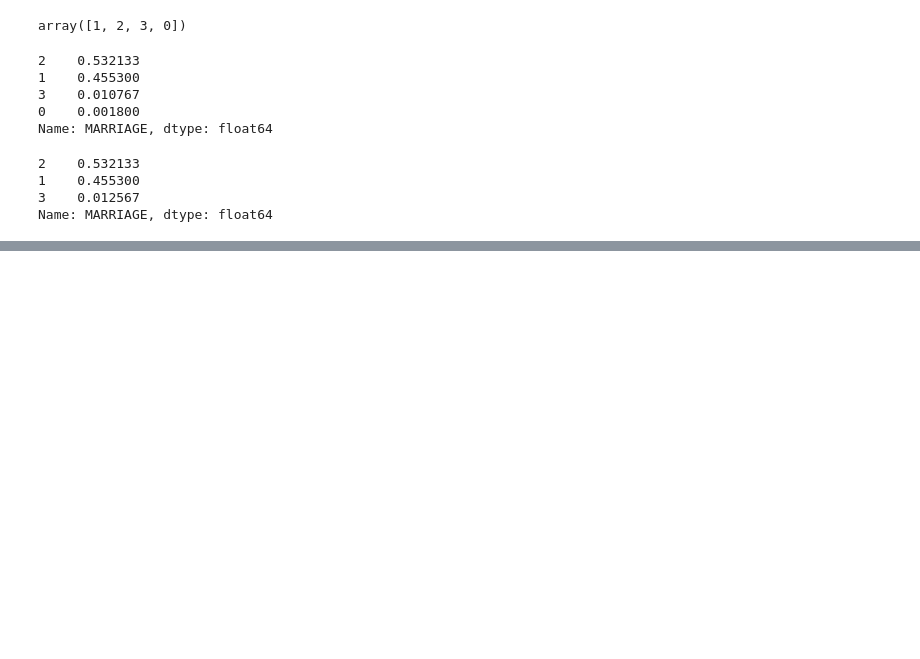
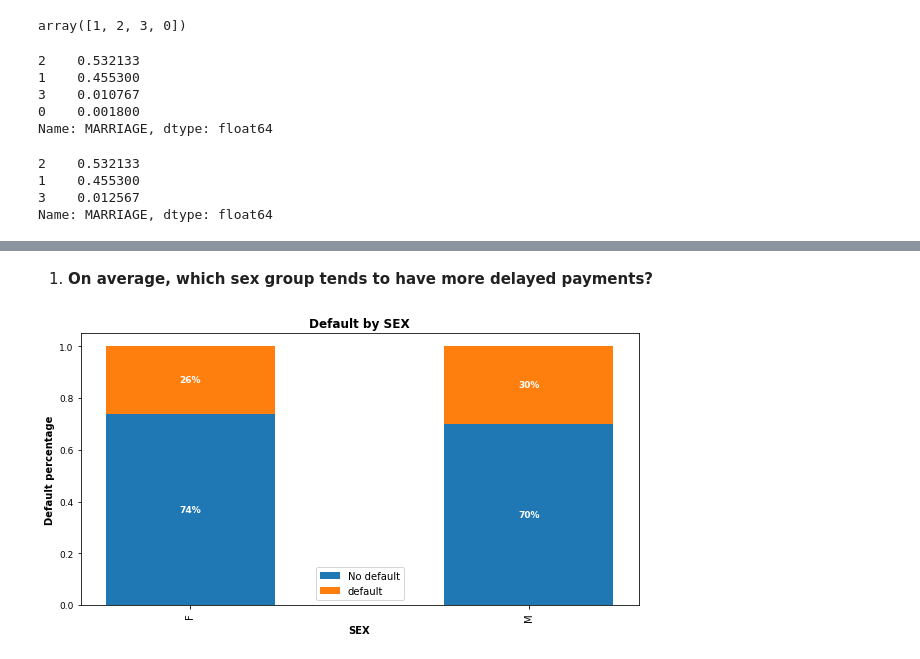
Before and after one commit to DSJibran/Credit-Card-Default-Prediction, a Jupyter notebook: Credit_Card_Default_Prediction.ipynb, the cells around one changed output, grey strips where cells are left out. Cells and saved outputs as stored; diff of their text form; code cells hidden in the pictures; blank space fills up the shorter version.

```diff
--- a/Credit_Card_Default_Prediction.ipynb
+++ b/Credit_Card_Default_Prediction.ipynb
@@ -385,0 +388,5 @@ Name: MARRIAGE, dtype: float64
+# %%
+# Set ID as dataframe index
+
+df.set_index('ID', inplace = True)
+df.head()
@@ -385,0 +402,9 @@ Name: MARRIAGE, dtype: float64
+# %%
+# Create a new column "HAS_DEF" to indicate customers who have at least 1 deafult payment from PAY_1 to Pay_6
+# 0 : no default ; 1: has default
+
+def_condition = (df.PAY_1 >1) | (df.PAY_2 >1) | (df.PAY_3 >1) | (df.PAY_4 >1) | (df.PAY_5 >1) | (df.PAY_6 >1)
+df.loc[def_condition, "HAS_DEF"] = 1
+df.loc[df.HAS_DEF.isna(), "HAS_DEF"] = 0
+# %% [markdown]
+1. **On average, which sex group tends to have more delayed payments?**
@@ -385,0 +453,6 @@ Name: MARRIAGE, dtype: float64
+# %%
+# Plot a stacked bar chart to visualize default percentage by female and male
+
+create_stacked_bar('SEX')
+# %% [output]
+[figure, added]
```
Also changed, not shown: parts of 27 cells of this notebook.
